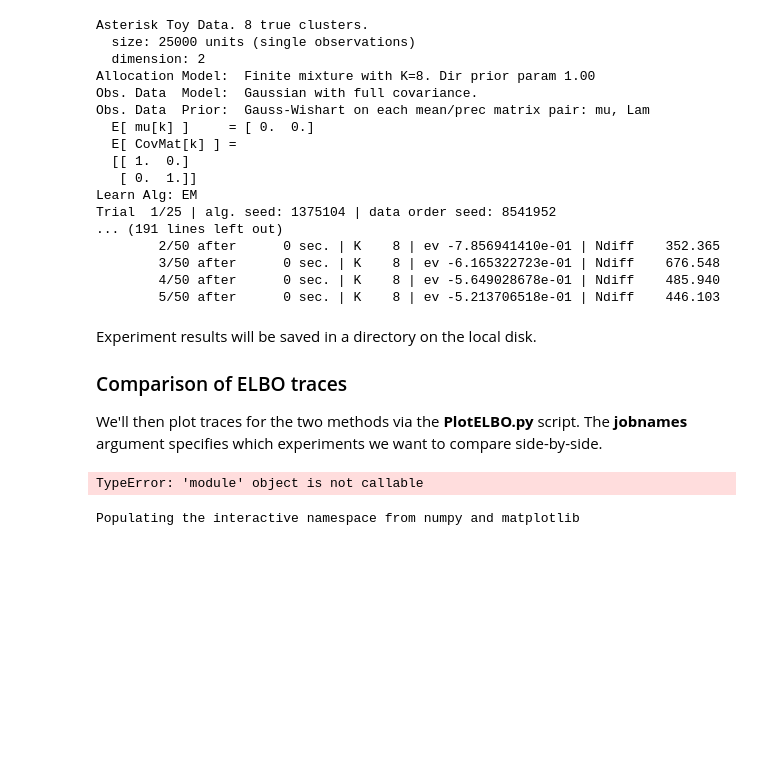
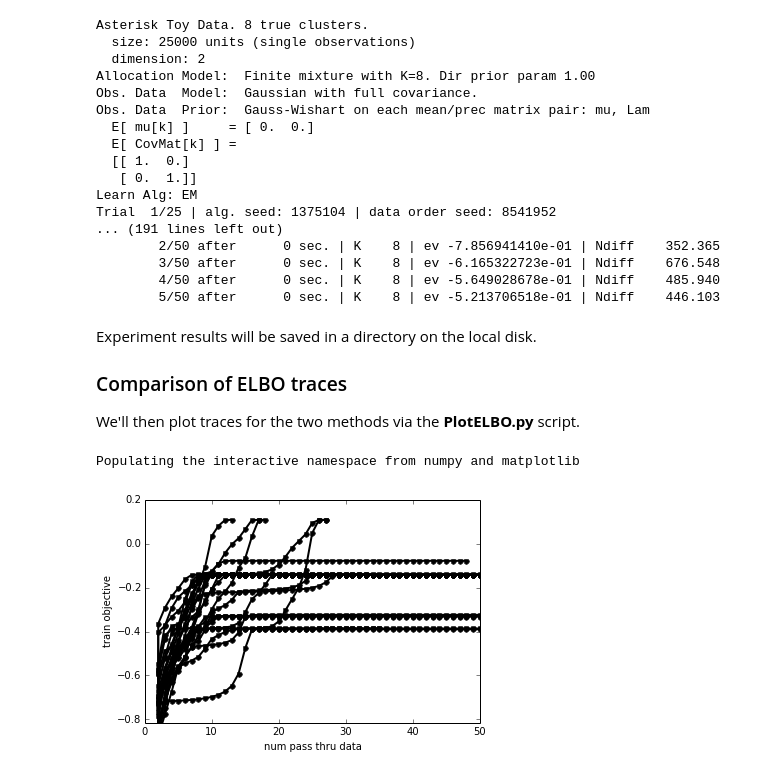
Before and after one commit to co2meal/-bnpy-dev, a Jupyter notebook: demos/Demo-GMMCompareInitMethods.ipynb, the cells around one changed output. Cells and saved outputs as stored; diff of their text form; code cells hidden in the pictures; blank space fills up the shorter version.

Commit message:
ENH added plots for iPython notebook GMMEM pages

```diff
--- a/demos/Demo-GMMCompareInitMethods.ipynb
+++ b/demos/Demo-GMMCompareInitMethods.ipynb
@@ -61,11 +61,11 @@ Experiment results will be saved in a directory on the local disk.
 
 ### Comparison of ELBO traces
 
-We'll then plot traces for the two methods via the **PlotELBO.py** script. The **jobnames** argument specifies which experiments we want to compare side-by-side.
+We'll then plot traces for the two methods via the **PlotELBO.py** script.
 # %%
 %pylab inline
 
-bnpy.viz.PlotELBO('AsteriskK8', 'MixModel', 'Gauss', 'EM', jobnames='initrand,initbydist')
+bnpy.viz.PlotELBO.plotJobsThatMatchKeywords('AsteriskK8/initrand')
 # %% [output]
-TypeError: 'module' object is not callable
+Populating the interactive namespace from numpy and matplotlib
-Populating the interactive namespace from numpy and matplotlib
+[figure, added]
```
Also changed, not shown: parts of 2 cells of this notebook, 1 other file.
